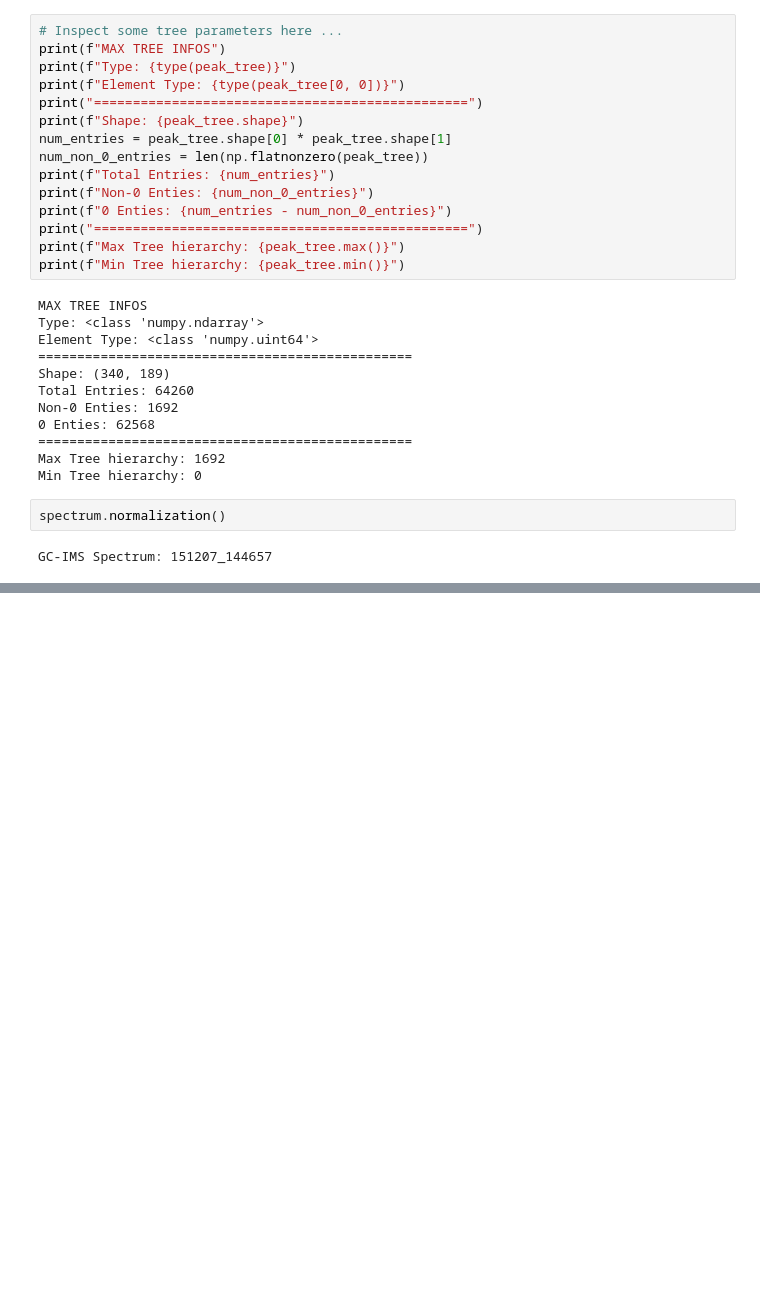
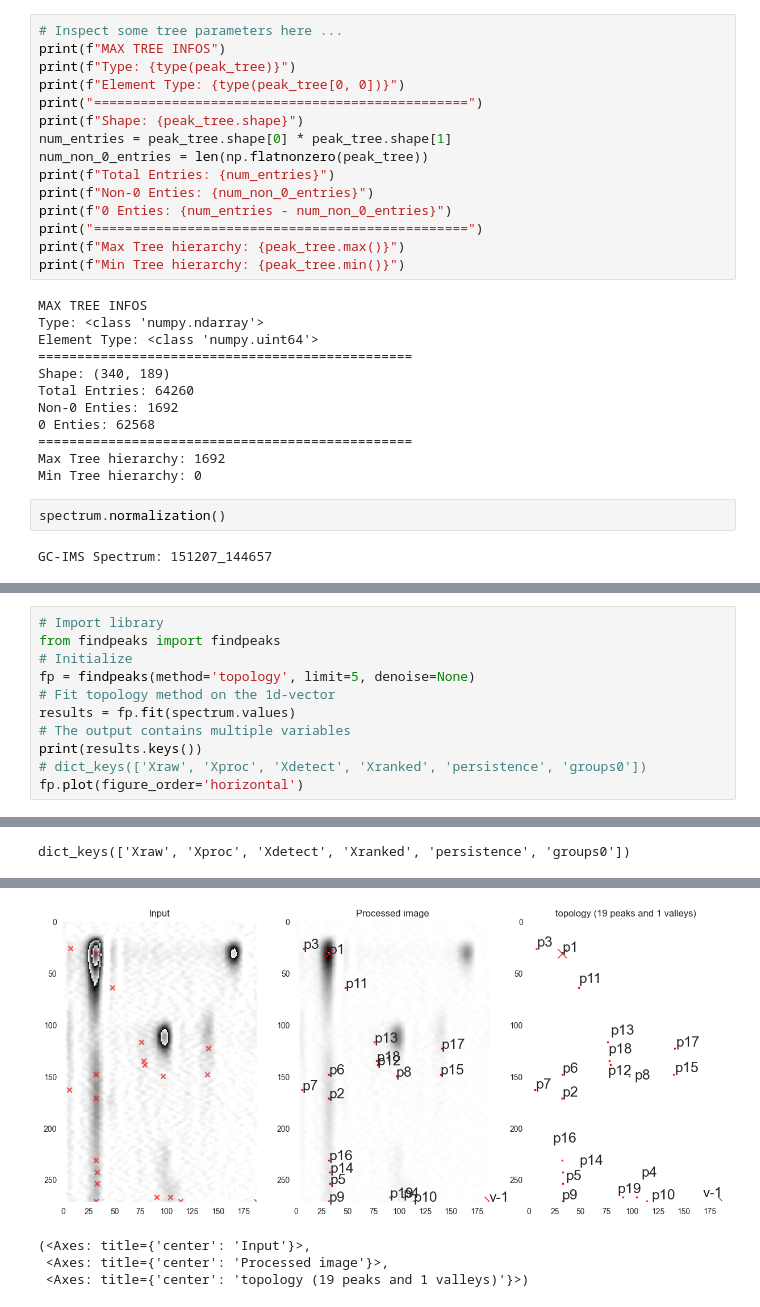
Before and after one commit to M-A-R-S1/gc-ims-neural-network, a Jupyter notebook: testing_ground.ipynb, the cells around one changed output, grey strips where cells are left out. Cells and saved outputs as stored; diff of their text form; blank space fills up the shorter version.

```diff
--- a/testing_ground.ipynb
+++ b/testing_ground.ipynb
@@ -650,0 +824,12 @@ print(y,x)
+# %%
+# Import library
+from findpeaks import findpeaks
+# Initialize
+fp = findpeaks(method='topology', limit=5, denoise=None)
+# Fit topology method on the 1d-vector
+results = fp.fit(spectrum.values)
+# The output contains multiple variables
+print(results.keys())
+# dict_keys(['Xraw', 'Xproc', 'Xdetect', 'Xranked', 'persistence', 'groups0'])
+fp.plot(figure_order='horizontal')
+# %% [output]
@@ -650,0 +845 @@ print(y,x)
+dict_keys(['Xraw', 'Xproc', 'Xdetect', 'Xranked', 'persistence', 'groups0'])
@@ -650,0 +847,4 @@ print(y,x)
+[figure, added]
+(<Axes: title={'center': 'Input'}>,
+ <Axes: title={'center': 'Processed image'}>,
+ <Axes: title={'center': 'topology (19 peaks and 1 valleys)'}>)
```
Also changed, not shown: parts of 11 cells of this notebook, 2 other files.
